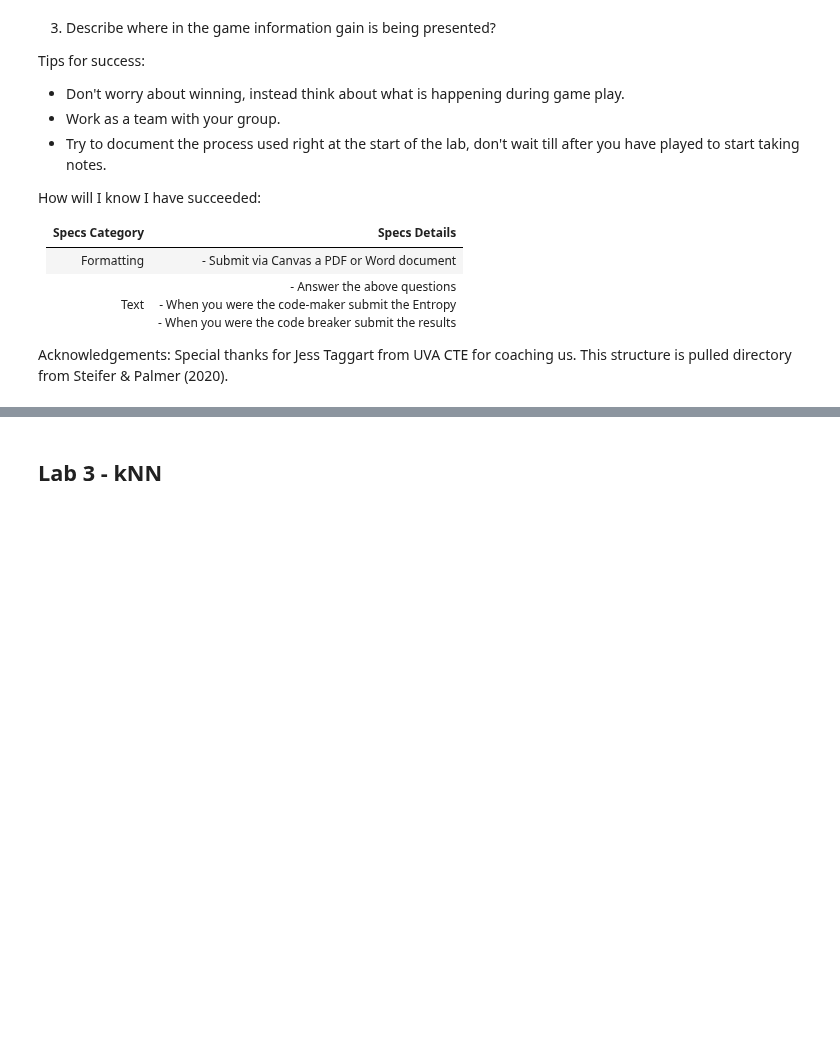
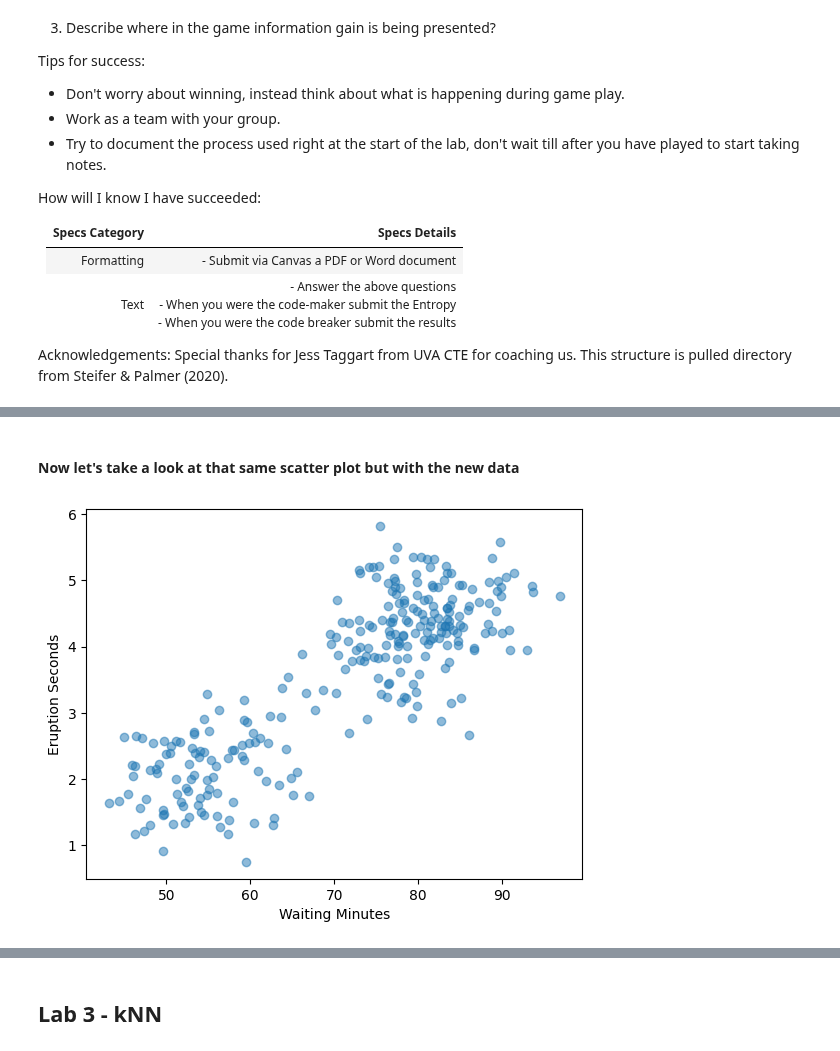
Before and after one commit to NovaVolunteer/definingdatascience, a Jupyter notebook: _build/jupyter_execute/Analytics/Analytics_Labs.ipynb, the cells around one changed output, grey strips where cells are left out. Cells and saved outputs as stored; diff of their text form; code cells hidden in the pictures; blank space fills up the shorter version.

```diff
--- a/_build/jupyter_execute/Analytics/Analytics_Labs.ipynb
+++ b/_build/jupyter_execute/Analytics/Analytics_Labs.ipynb
@@ -183,0 +173,10 @@ plt.show()
+# %% [markdown]
+#### Now let's take a look at that same scatter plot but with the new data
+# %%
+plt.scatter(old_faith_1.waiting,old_faith_1.eruptions, alpha=0.5)
+plt.ylabel("Eruption Seconds")
+plt.xlabel("Waiting Minutes")
+
+plt.show()
+# %% [output]
+[figure, added]
```
Also changed, not shown: parts of 30 cells of this notebook, 16 other files.
